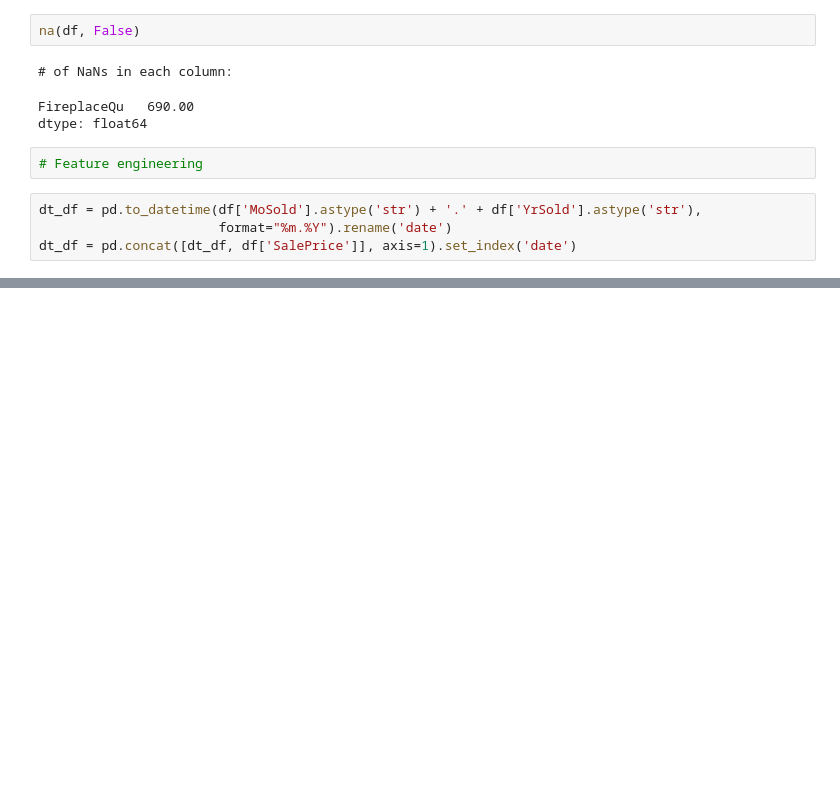
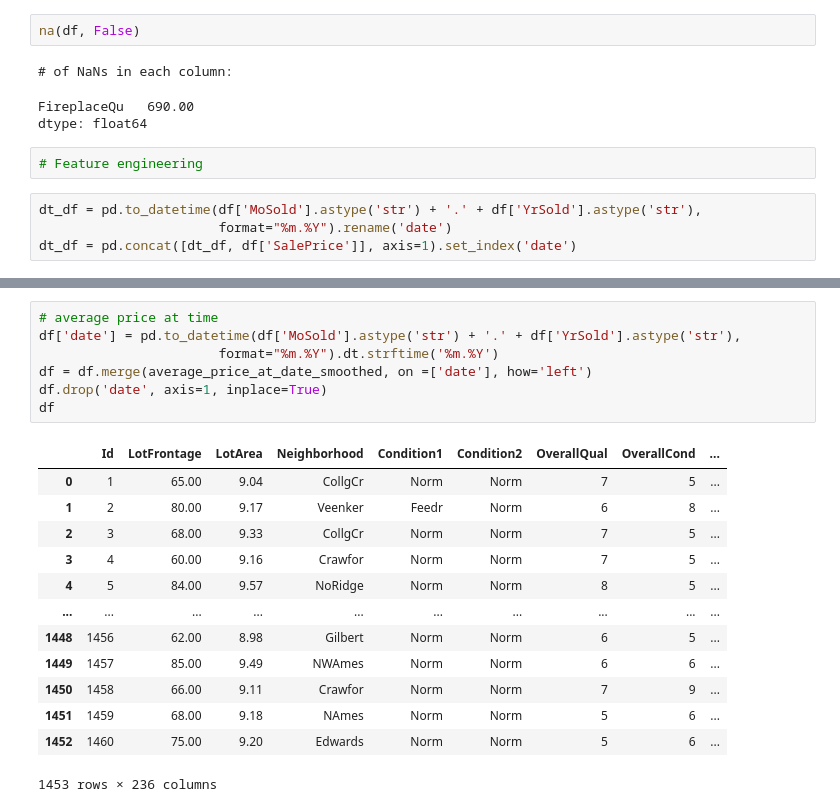
Before and after one commit to karvendhanm/kaggle, a Jupyter notebook: house_prices_prediction/ensemble_with_catboost.ipynb, the cells around one changed output, grey strips where cells are left out. Cells and saved outputs as stored; diff of their text form; blank space fills up the shorter version.

```diff
--- a/house_prices_prediction/ensemble_with_catboost.ipynb
+++ b/house_prices_prediction/ensemble_with_catboost.ipynb
@@ -529,0 +546,21 @@ Freq: MS, Name: SalePrice, dtype: float64
+# %%
+# average price at time
+df['date'] = pd.to_datetime(df['MoSold'].astype('str') + '.' + df['YrSold'].astype('str'),
+                       format="%m.%Y").dt.strftime('%m.%Y')
+df = df.merge(average_price_at_date_smoothed, on =['date'], how='left')
+df.drop('date', axis=1, inplace=True)
+df
+# %% [output]
+|  | Id | LotFrontage | LotArea | Neighborhood | Condition1 | Condition2 | OverallQual | OverallCond | ... |
+| 0 | 1 | 65.00 | 9.04 | CollgCr | Norm | Norm | 7 | 5 | ... |
+| 1 | 2 | 80.00 | 9.17 | Veenker | Feedr | Norm | 6 | 8 | ... |
+| 2 | 3 | 68.00 | 9.33 | CollgCr | Norm | Norm | 7 | 5 | ... |
+| 3 | 4 | 60.00 | 9.16 | Crawfor | Norm | Norm | 7 | 5 | ... |
+| 4 | 5 | 84.00 | 9.57 | NoRidge | Norm | Norm | 8 | 5 | ... |
+| ... | ... | ... | ... | ... | ... | ... | ... | ... | ... |
+| 1448 | 1456 | 62.00 | 8.98 | Gilbert | Norm | Norm | 6 | 5 | ... |
+| 1449 | 1457 | 85.00 | 9.49 | NWAmes | Norm | Norm | 6 | 6 | ... |
+| 1450 | 1458 | 66.00 | 9.11 | Crawfor | Norm | Norm | 7 | 9 | ... |
+| 1451 | 1459 | 68.00 | 9.18 | NAmes | Norm | Norm | 5 | 6 | ... |
+| 1452 | 1460 | 75.00 | 9.20 | Edwards | Norm | Norm | 5 | 6 | ... |
+1453 rows × 236 columns
```
Also changed, not shown: parts of 5 cells of this notebook.
